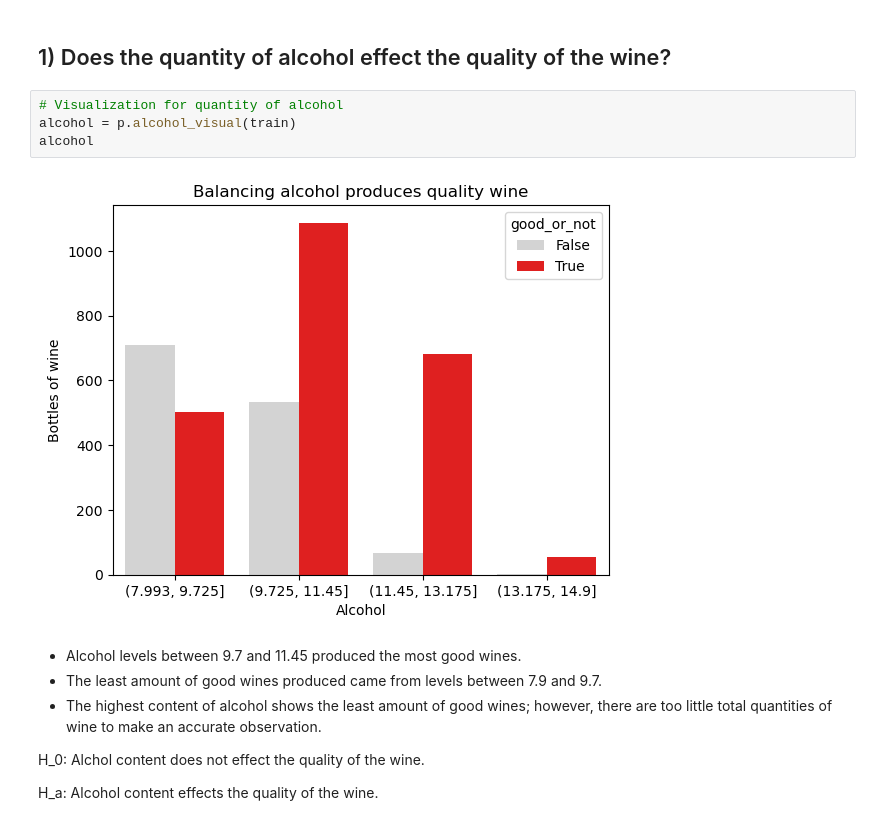
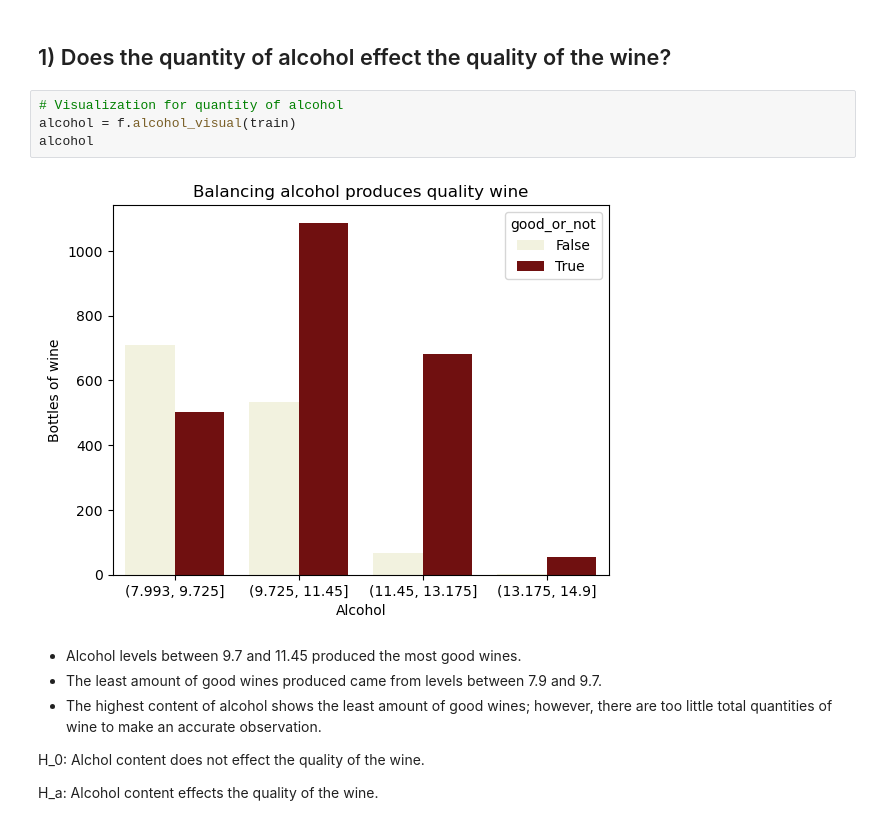
Before and after one commit to Fine-Wine/clustering-project-wine, a Jupyter notebook: clustering_project_final.ipynb, the cells around one changed output. Drawn from its saved outputs; the diff is of its cells as text.

```diff
--- a/clustering_project_final.ipynb
+++ b/clustering_project_final.ipynb
@@ -105,10 +105,10 @@ Questions asked:
 ## 1) Does the quantity of alcohol effect the quality of the wine?
 # %%
 # Visualization for quantity of alcohol
-alcohol = p.alcohol_visual(train)
+alcohol = f.alcohol_visual(train)
 alcohol
 # %% [output]
-[figure, old version]
+[figure, new version]
 # %% [markdown]
 - Alcohol levels between 9.7 and 11.45 produced the most good wines.
 - The least amount of good wines produced came from levels between 7.9 and 9.7.
```
Also changed, not shown: parts of 14 cells of this notebook, 1 other file.
